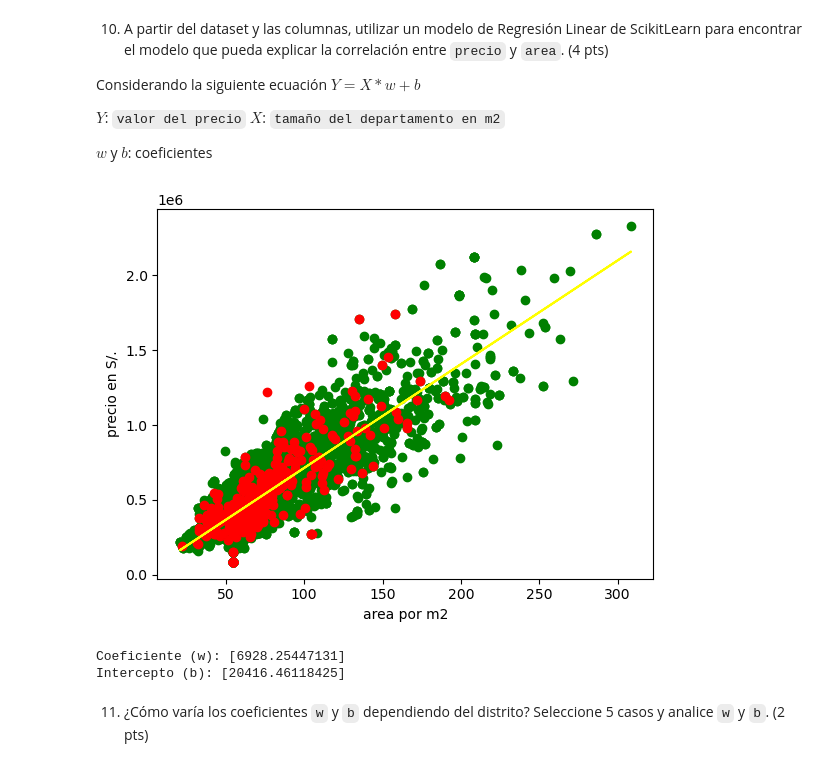
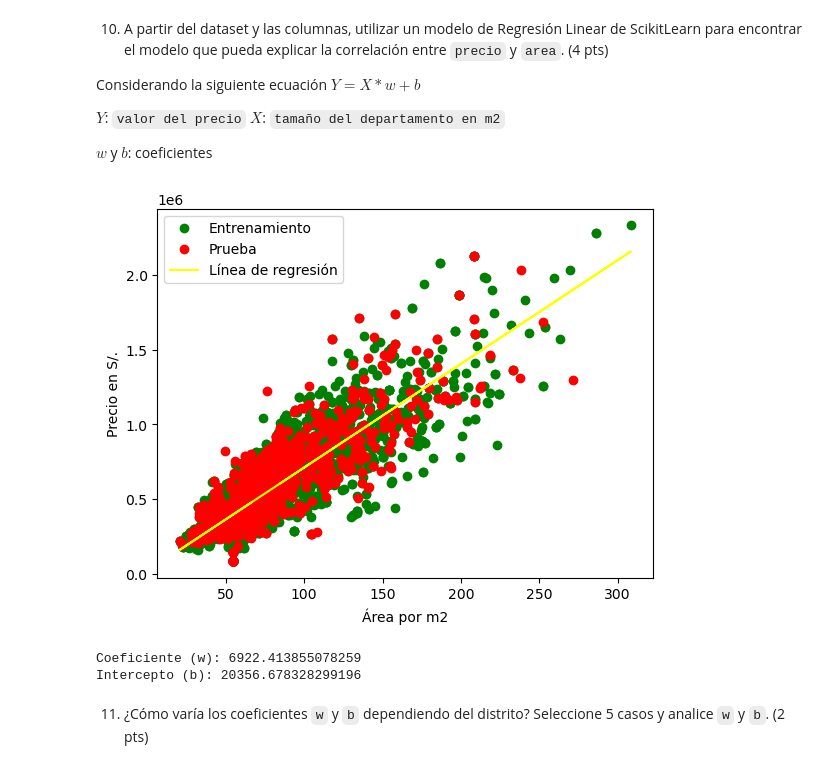
Before and after one commit to farodri03/T.Invest.-ML, a Jupyter notebook: ml_actividad01.ipynb, the cells around one changed output. Cells and saved outputs as stored; diff of their text form; code cells hidden in the pictures.

```diff
--- a/ml_actividad01.ipynb
+++ b/ml_actividad01.ipynb
@@ -322,48 +334,44 @@ from sklearn.linear_model import LinearRegression
 
 df_depas = pd.DataFrame(data)
 
 #Tratado de datos
 
 tasa_cambio = 3.7
 
 def convertirSoles(precio):
     if '$' in precio:
         return float(precio.replace('$ ', '').replace(',', '')) * tasa_cambio
     elif 'S/' in precio:
         return float(precio.replace('S/ ', '').replace(',', ''))
     else:
         return float(precio)
 
 df_depas['precio'] = df_depas['precio'].apply(convertirSoles).astype(int)
 
 df_depas['area'] = df_depas['area'].str.replace(' m2','',case=False).astype(float)
 
 simpledf = df_depas[['precio', 'area']]
 
 #modelo de regresion
-X = simpledf['area']
+X = simpledf['area'].values.reshape(-1, 1)
 Y = simpledf['precio']
 
-X_train, X_test, Y_train, Y_test = train_test_split(X,Y,test_size=0.05,random_state=27)
-
-X_train_reshaped = X_train.values.reshape(-1,1)
-Y_train_reshaped = Y_train.values.reshape(-1,1)
-
-X_test_reshaped = X_test.values.reshape(-1,1)
+X_train, X_test, Y_train, Y_test = train_test_split(X,Y,test_size=0.2,random_state=27)
 
 model = LinearRegression()
-model.fit(X_train_reshaped, Y_train_reshaped)
+model.fit(X_train, Y_train)
 
-Y_pred = model.predict(X_test_reshaped)
+Y_pred = model.predict(X_test)
 
-plt.scatter(X_train, Y_train, color='green')
-plt.scatter(X_test, Y_test, color='red')
-plt.plot(X_train, model.predict(X_train_reshaped), color= 'yellow')
-plt.xlabel('area por m2')
-plt.ylabel('precio en S/.')
+plt.scatter(X_train, Y_train, color='green', label='Entrenamiento')
+plt.scatter(X_test, Y_test, color='red', label='Prueba')
+plt.plot(X_train, model.predict(X_train), color= 'yellow', label='Línea de regresión')
+plt.xlabel('Área por m2')
+plt.ylabel('Precio en S/.')
+plt.legend()
 plt.show()
 # %% [output]
-[figure, old version]
+[figure, new version]
 # %%
 #Imprime tus parámetros w y b aquí
 
@@ -376,8 +384,8 @@ b = model.intercept_
 print(f"Coeficiente (w): {w}")
 print(f"Intercepto (b): {b}")
 # %% [output]
-Coeficiente (w): [6928.25447131]
-Intercepto (b): [20416.46118425]
+Coeficiente (w): 6922.413855078259
+Intercepto (b): 20356.678328299196
 # %% [markdown]
 11.  ¿Cómo varía los coeficientes `w` y `b` dependiendo del distrito? Seleccione 5 casos y analice `w` y `b`. (2 pts)
 # %%
```
Also changed, not shown: parts of 7 cells of this notebook.
